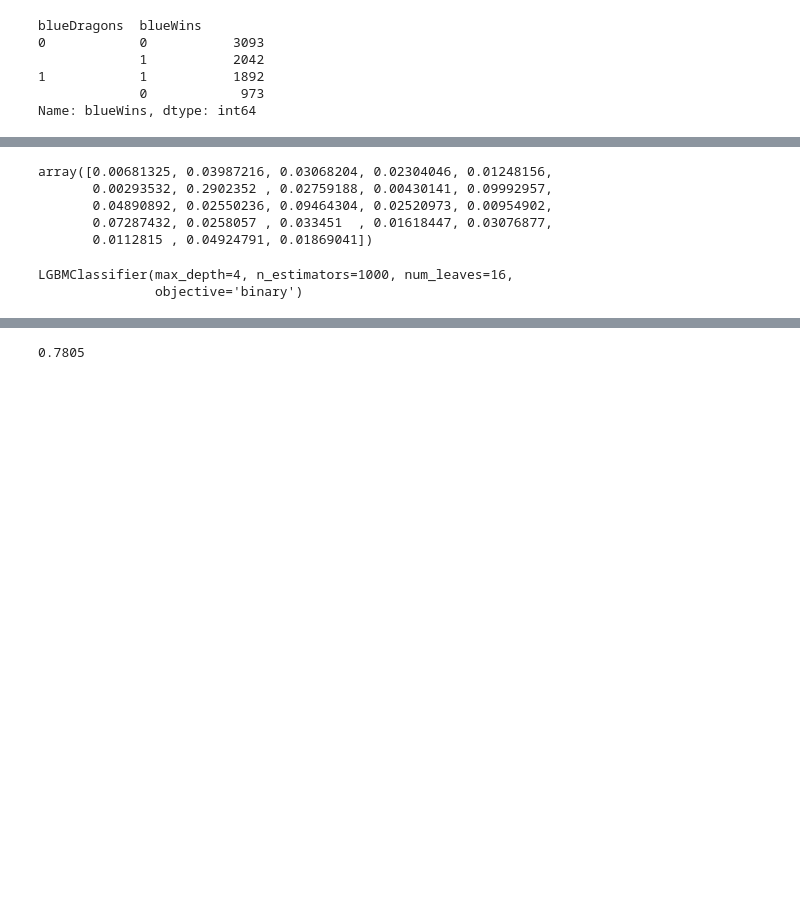
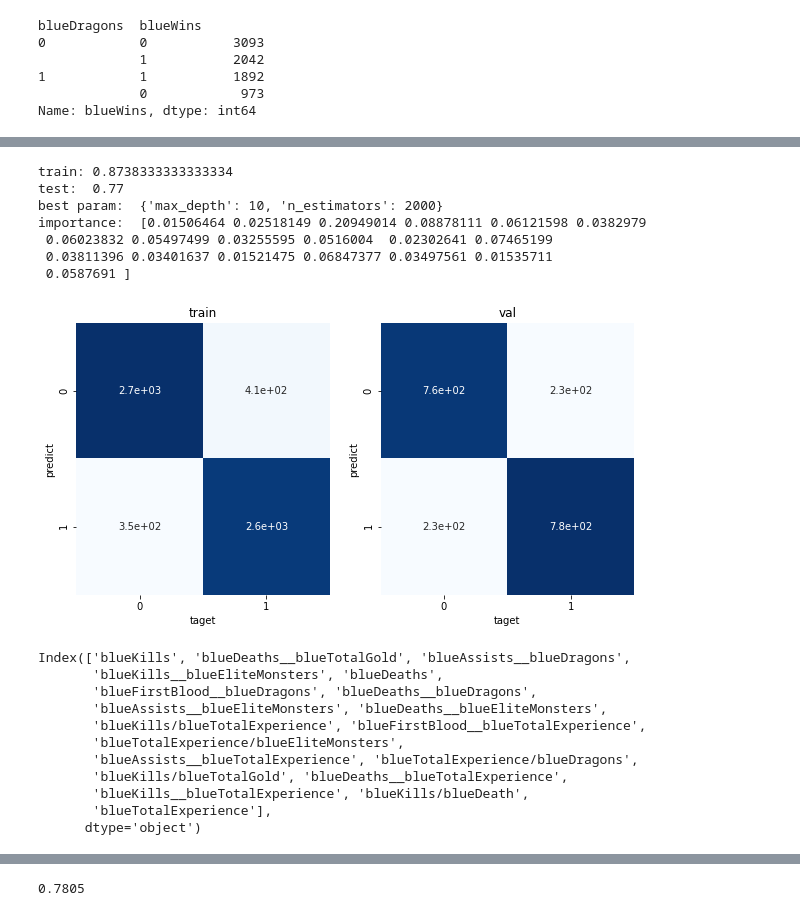
Before and after one commit to Tsuchiya-Hayato/data_compe, a Jupyter notebook: table/pc_game/001_train_lightgbm.ipynb, the cells around one changed output, grey strips where cells are left out. Drawn from its saved outputs; the diff is of its cells as text; code cells hidden in the pictures; blank space fills up the shorter version.

```diff
--- a/table/pc_game/001_train_lightgbm.ipynb
+++ b/table/pc_game/001_train_lightgbm.ipynb
@@ -175,7 +229,9 @@ df_test
 # %%
-X = df_train.drop(columns=['gameId','blueTotalGold','blueWins'])
+X = df_train.drop(columns=['gameId','blueTotalGold','blueWins','blueDragons','blueFirstBlood','blueDragons', 'blueKills__blueTotalGold', 'blueFirstBlood','blueAssists__blueTotalGold', 'blueFirstBlood__blueTotalGold',
+                          'blueKills__blueDragons', 'blueAssists','blueFirstBlood__blueEliteMonsters', 'blueEliteMonsters'])
 y = df_train['blueWins']
 
-z = df_test.drop(columns=['gameId','blueTotalGold'])
+z = df_test.drop(columns=['gameId','blueTotalGold','blueDragons','blueFirstBlood','blueDragons', 'blueKills__blueTotalGold', 'blueFirstBlood','blueAssists__blueTotalGold', 'blueFirstBlood__blueTotalGold',
+                         'blueKills__blueDragons', 'blueAssists','blueFirstBlood__blueEliteMonsters', 'blueEliteMonsters'])
 # %%
 X_train, X_test, y_train, y_test = train_test_split(X, y, random_state=42)
@@ -199,20 +238,53 @@ cv.best_params_
-# %%
-clf.feature_importances_
-# %% [output]
-array([0.00681325, 0.03987216, 0.03068204, 0.02304046, 0.01248156,
-       0.00293532, 0.2902352 , 0.02759188, 0.00430141, 0.09992957,
-       0.04890892, 0.02550236, 0.09464304, 0.02520973, 0.00954902,
-       0.07287432, 0.0258057 , 0.033451  , 0.01618447, 0.03076877,
-       0.0112815 , 0.04924791, 0.01869041])
-# %%
-clf = lgb.LGBMClassifier(
-    objective='binary',
-    num_leaves=16,
-    min_child_samples=20,
-    max_depth=4,
-    n_estimators=1000
-)
-clf.fit(X_train, y_train)
-# %% [output]
-LGBMClassifier(max_depth=4, n_estimators=1000, num_leaves=16,
-               objective='binary')
+# %%
+parameters = {'max_depth':[8,9,10,11], 'n_estimators':[2000,3000]}
+clf = RandomForestClassifier()
+cv = GridSearchCV(clf, parameters)
+cv.fit(X_train, y_train)
+clf = cv.best_estimator_
+print("train:",clf.score(X_train,y_train))
+print("test: ", clf.score(X_test,y_test))
+print("best param: ",cv.best_params_)
+print("importance: ",clf.feature_importances_)
+y_train_pred = clf.predict(X_train).tolist()
+y_test_pred = clf.predict(X_test).tolist()
+Confusion_Matrix(train_true_li=y_train.tolist(),train_pred_li=y_train_pred,val_true_li=y_test.tolist(),val_pred_li=y_test_pred)
+
+
+features = X_train.columns
+importances = clf.feature_importances_
+indices = np.argsort(importances)
+print(features[indices])
+plt.figure(figsize=(6,10))
+plt.barh(range(len(importances)), importances[indices], color='b', align='center')
+plt.yticks(range(len(importances)), features[indices])
+plt.title('Importance Features')
+plt.show()
+
+# train: 0.7786666666666666
+# test:  0.7505
+# train: 0.783
+# test:  0.7595
+
+# train: 0.8476666666666667
+# test:  0.769
+# best param:  {'max_depth': 9, 'n_estimators': 2000}
+# %% [output]
+train: 0.8738333333333334
+test:  0.77
+best param:  {'max_depth': 10, 'n_estimators': 2000}
+importance:  [0.01506464 0.02518149 0.20949014 0.08878111 0.06121598 0.0382979
+ 0.06023832 0.05497499 0.03255595 0.0516004  0.02302641 0.07465199
+ 0.03811396 0.03401637 0.01521475 0.06847377 0.03497561 0.01535711
+ 0.0587691 ]
+[figure, added]
+Index(['blueKills', 'blueDeaths__blueTotalGold', 'blueAssists__blueDragons',
+       'blueKills__blueEliteMonsters', 'blueDeaths',
+       'blueFirstBlood__blueDragons', 'blueDeaths__blueDragons',
+       'blueAssists__blueEliteMonsters', 'blueDeaths__blueEliteMonsters',
+       'blueKills/blueTotalExperience', 'blueFirstBlood__blueTotalExperience',
+       'blueTotalExperience/blueEliteMonsters',
+       'blueAssists__blueTotalExperience', 'blueTotalExperience/blueDragons',
+       'blueKills/blueTotalGold', 'blueDeaths__blueTotalExperience',
+       'blueKills__blueTotalExperience', 'blueKills/blueDeath',
+       'blueTotalExperience'],
+      dtype='object')
```
Also changed, not shown: parts of 16 cells of this notebook, 5 other files.
